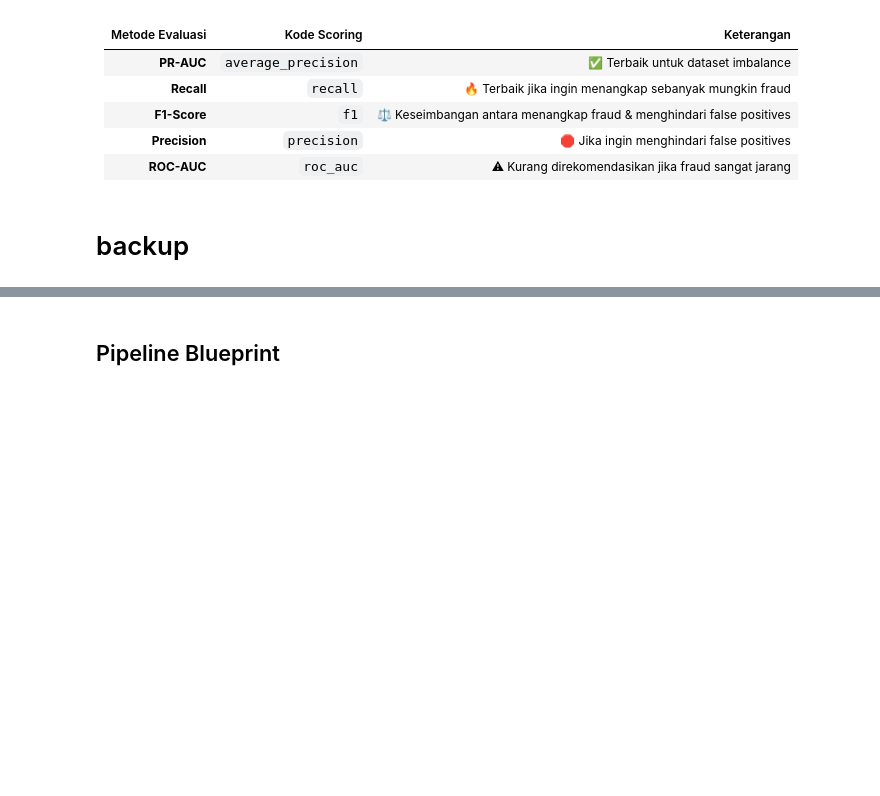
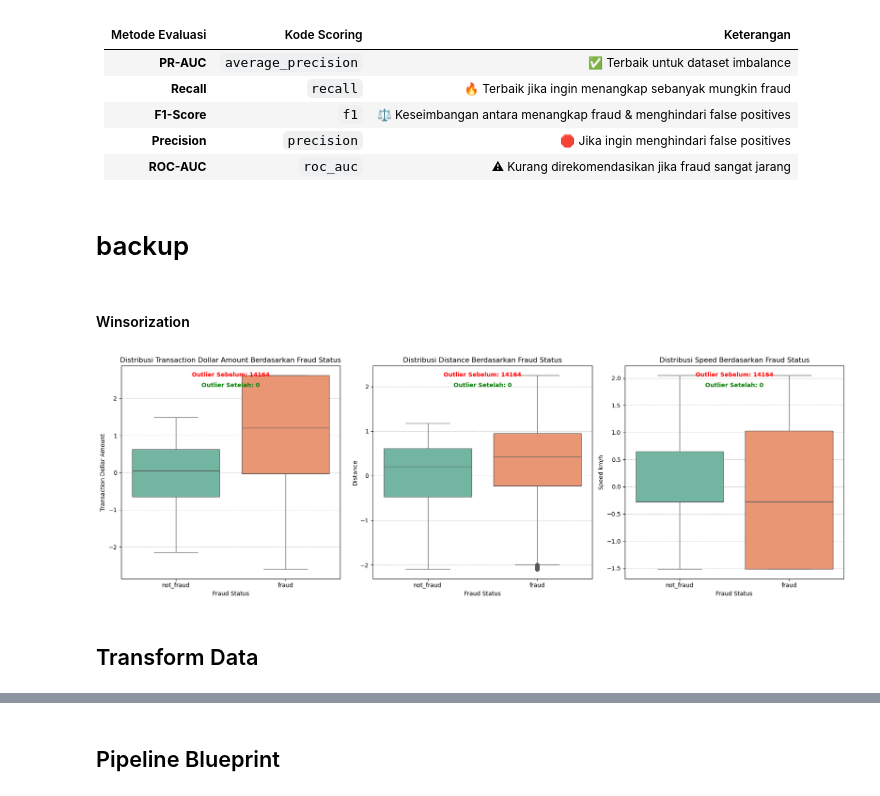
Before and after one commit to Pra5etya/Credit-Card-Fraud-Transactions, a Jupyter notebook: etl/sample.ipynb, the cells around one changed output, grey strips where cells are left out. Drawn from its saved outputs; the diff is of its cells as text; code cells hidden in the pictures; blank space fills up the shorter version.

```diff
--- a/etl/sample.ipynb
+++ b/etl/sample.ipynb
@@ -513,3 +513,5 @@ langkah berikutnya adalah memilih metrics yang tepat dalam mengatasi permasalaha
 | **ROC-AUC**          | `roc_auc`           | ⚠ Kurang direkomendasikan jika fraud sangat jarang |
 # %% [markdown]
 # backup
+# %% [markdown]
+#### Winsorization
@@ -515,0 +624,38 @@ langkah berikutnya adalah memilih metrics yang tepat dalam mengatasi permasalaha
+# %%
+# Visualisasi
+fig, axes = plt.subplots(1, 3, figsize=(18, 6))
+
+sns.boxplot(x="fraud", y="transaction_dollar_amount", hue="fraud",
+            data=trans_col, ax=axes[0], palette="Set2", legend=False)
+axes[0].set_title("Distribusi Transaction Dollar Amount Berdasarkan Fraud Status")
+axes[0].set_ylabel("Transaction Dollar Amount")
+axes[0].set_xlabel("Fraud Status")
+axes[0].grid(axis="y", linestyle="--", alpha=0.7)
+
+sns.boxplot(x="fraud", y="distance_km", hue="fraud",
+            data=trans_col, ax=axes[1], palette="Set2", legend=False)
+axes[1].set_title("Distribusi Distance Berdasarkan Fraud Status")
+axes[1].set_ylabel("Distance")
+axes[1].set_xlabel("Fraud Status")
+axes[1].grid(axis="y", linestyle="--", alpha=0.7)
+
+sns.boxplot(x="fraud", y="speed_km/h", hue="fraud",
+            data=trans_col, ax=axes[2], palette="Set2", legend=False)
+axes[2].set_title("Distribusi Speed Berdasarkan Fraud Status")
+axes[2].set_ylabel("Speed km/h")
+axes[2].set_xlabel("Fraud Status")
+axes[2].grid(axis="y", linestyle="--", alpha=0.7)
+
+# Tambahkan anotasi jumlah outlier
+for ax in axes:
+    ax.annotate(f"Outlier Sebelum: {num_outliers_before}", xy=(0.5, 0.95), xycoords="axes fraction",
+                ha="center", fontsize=10, color="red", fontweight="bold")
+    ax.annotate(f"Outlier Setelah: {num_outliers_after}", xy=(0.5, 0.90), xycoords="axes fraction",
+                ha="center", fontsize=10, color="green", fontweight="bold")
+
+plt.tight_layout()
+plt.show()
+# %% [output]
+[figure, added]
+# %% [markdown]
+## Transform Data
```
Also changed, not shown: parts of 29 cells of this notebook, 3 other files.
